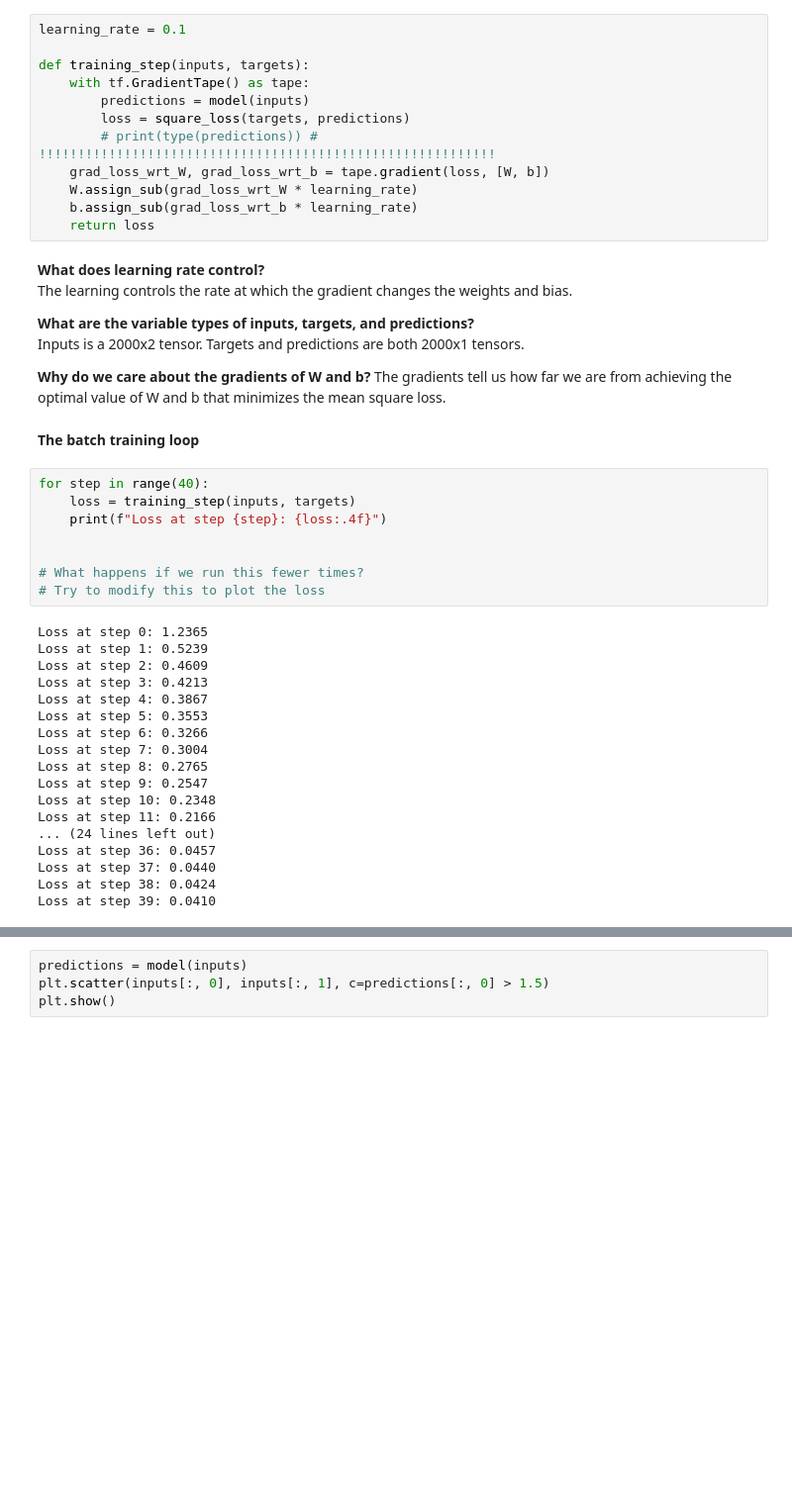
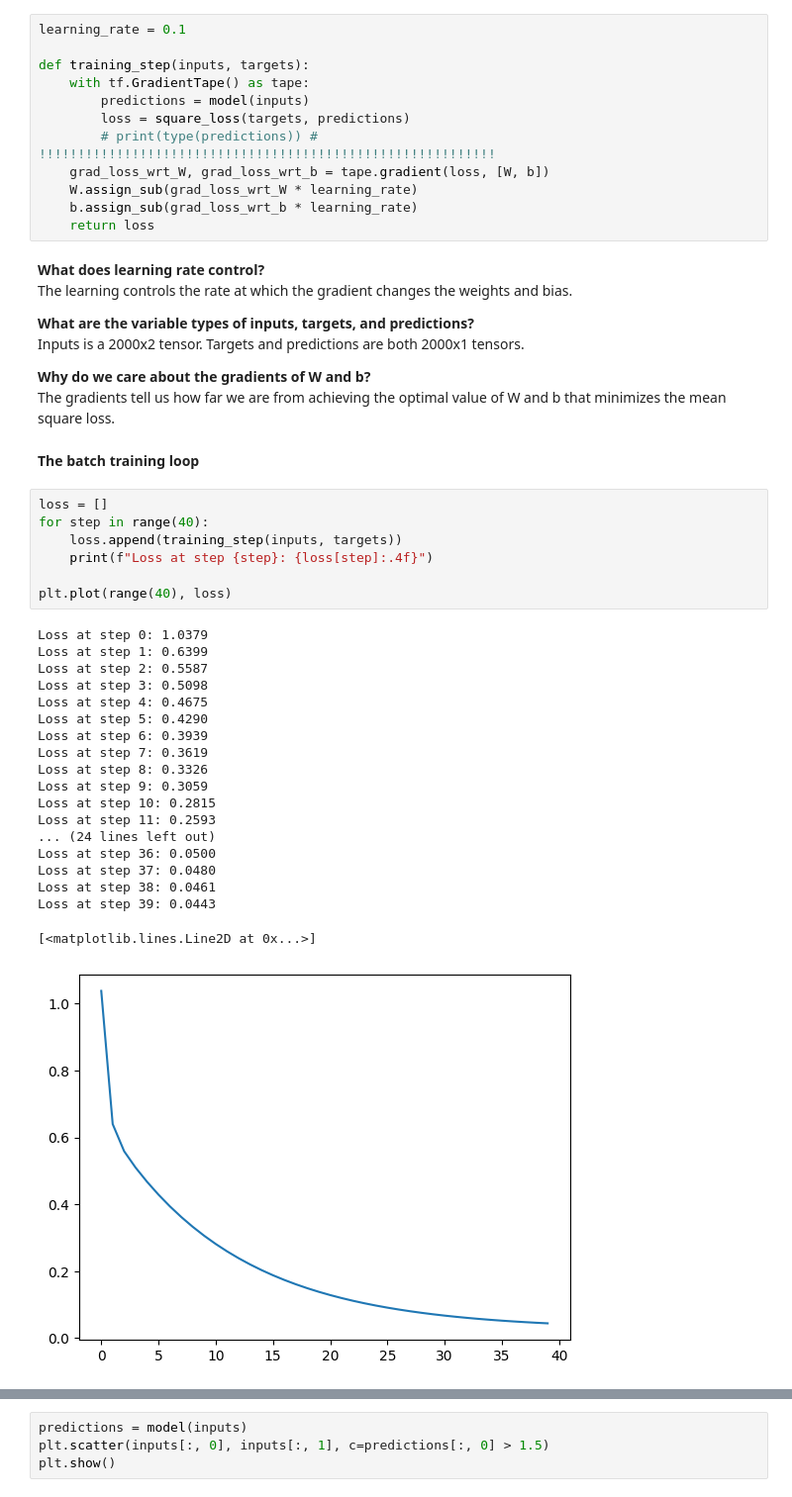
Before and after one commit to SherwynBraganza31/csc592_datasci_intro, a Jupyter notebook: lab2_chapter_3/Class_Exercise_Ch_3_1.ipynb, the cells around one changed output, grey strips where cells are left out. Shown at 99% size. Saved outputs shown, nothing was run; the diff lists cells and outputs as text; blank space fills up the shorter version.

Commit message:
Few changes to loss plots

```diff
--- a/lab2_chapter_3/Class_Exercise_Ch_3_1.ipynb
+++ b/lab2_chapter_3/Class_Exercise_Ch_3_1.ipynb
@@ -119,39 +119,40 @@ def training_step(inputs, targets):
     b.assign_sub(grad_loss_wrt_b * learning_rate)
     return loss
 # %% [markdown]
-**What does learning rate control?** \
-The learning controls the rate at which the gradient changes the weights and bias.
+**What does learning rate control?** <br/>
+The learning controls the rate at which the gradient changes the weights and bias.<br/>
 
-**What are the variable types of inputs, targets, and predictions?** \
-Inputs is a 2000x2 tensor. Targets and predictions are both 2000x1 tensors.
+**What are the variable types of inputs, targets, and predictions?** <br/>
+Inputs is a 2000x2 tensor. Targets and predictions are both 2000x1 tensors.<br/>
 
-**Why do we care about the gradients of W and b?**
-The gradients tell us how far we are from achieving the optimal value of W and b that minimizes the mean square loss.
+**Why do we care about the gradients of W and b?**<br/>
+The gradients tell us how far we are from achieving the optimal value of W and b that minimizes the mean square loss.<br/>
 # %% [markdown]
 **The batch training loop**
 # %%
+loss = []
 for step in range(40):
-    loss = training_step(inputs, targets)
-    print(f"Loss at step {step}: {loss:.4f}")
+    loss.append(training_step(inputs, targets))
+    print(f"Loss at step {step}: {loss[step]:.4f}")
 
-
-# What happens if we run this fewer times?
-# Try to modify this to plot the loss
+plt.plot(range(40), loss)
 # %% [output]
-Loss at step 0: 1.2365
-Loss at step 1: 0.5239
-Loss at step 2: 0.4609
-Loss at step 3: 0.4213
-Loss at step 4: 0.3867
-Loss at step 5: 0.3553
-Loss at step 6: 0.3266
-Loss at step 7: 0.3004
-Loss at step 8: 0.2765
-Loss at step 9: 0.2547
-Loss at step 10: 0.2348
-Loss at step 11: 0.2166
+Loss at step 0: 1.0379
+Loss at step 1: 0.6399
+Loss at step 2: 0.5587
+Loss at step 3: 0.5098
+Loss at step 4: 0.4675
+Loss at step 5: 0.4290
+Loss at step 6: 0.3939
+Loss at step 7: 0.3619
+Loss at step 8: 0.3326
+Loss at step 9: 0.3059
+Loss at step 10: 0.2815
+Loss at step 11: 0.2593
 ... (24 lines left out)
-Loss at step 36: 0.0457
-Loss at step 37: 0.0440
-Loss at step 38: 0.0424
-Loss at step 39: 0.0410
+Loss at step 36: 0.0500
+Loss at step 37: 0.0480
+Loss at step 38: 0.0461
+Loss at step 39: 0.0443
+[<matplotlib.lines.Line2D at 0x...>]
+[figure, added]
```
Also changed, not shown: parts of 3 cells of this notebook.
